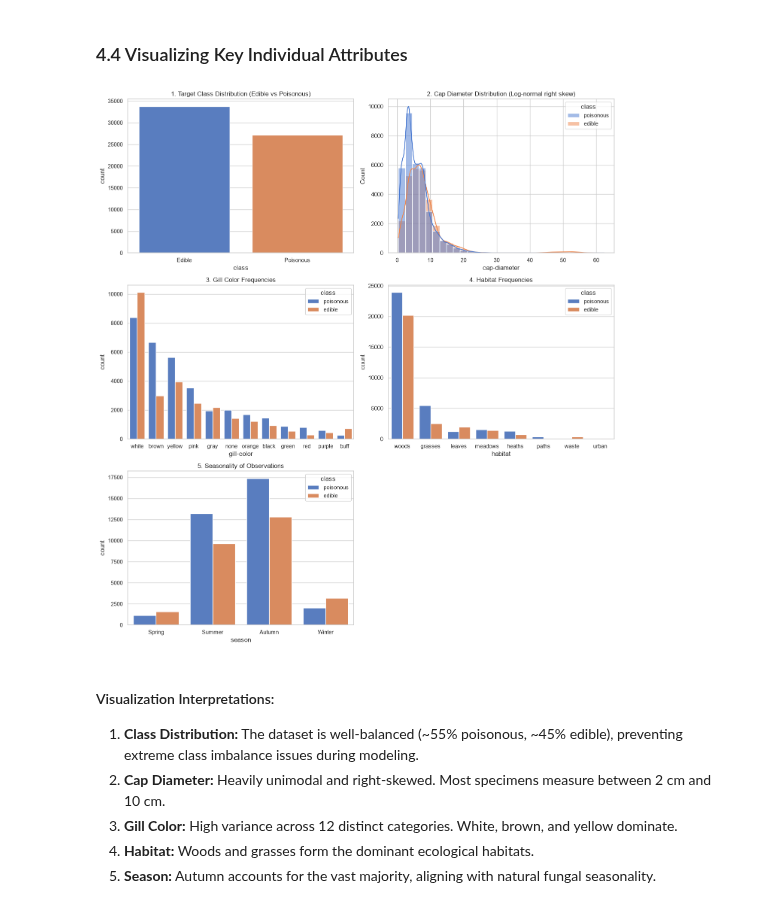
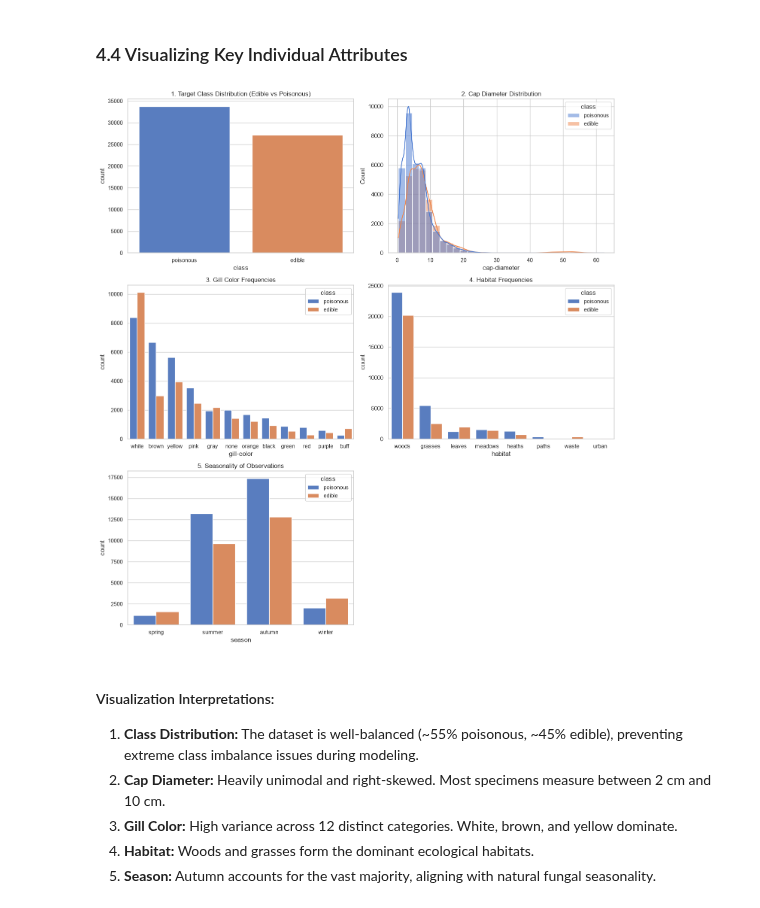
Before and after one commit to joshtsamuel41/7331-AI-1-Group-Project, a Jupyter notebook: Final Lab 1.ipynb, the cells around one changed output. Drawn from its saved outputs; the diff is of its cells as text; code cells hidden in the pictures.

```diff
--- a/Final Lab 1.ipynb
+++ b/Final Lab 1.ipynb
@@ -260,34 +335,32 @@ These summary statistics are significant to our analysis, because they establish
 # %%
 fig, axes = plt.subplots(3, 2, figsize=(14, 15))
 
 # 1. Target Distribution
 sns.countplot(data=df, x='class', ax=axes[0, 0], hue = "class")
 axes[0, 0].set_title("1. Target Class Distribution (Edible vs Poisonous)")
-axes[0, 0].set_xticklabels(['Edible', 'Poisonous'])
 
 # 2. Continuous: Cap Diameter Distribution
 sns.histplot(data=df, x='cap-diameter', kde=True, ax=axes[0, 1], hue = "class", bins=30)
-axes[0, 1].set_title("2. Cap Diameter Distribution (Log-normal right skew)")
+axes[0, 1].set_title("2. Cap Diameter Distribution")
 
 # 3. Categorical: Gill Color
 sns.countplot(data=df, x='gill-color', order=df['gill-color'].value_counts().index, ax=axes[1, 0], hue = "class")
 axes[1, 0].set_title("3. Gill Color Frequencies")
 
 # 4. Categorical: Habitat
 sns.countplot(data=df, x='habitat', order=df['habitat'].value_counts().index, ax=axes[1, 1], hue = "class")
 axes[1, 1].set_title("4. Habitat Frequencies")
 
 # 5. Categorical: Season
 sns.countplot(data=df, x='season', order=['spring', 'summer', 'autumn', 'winter'], ax=axes[2, 0], hue = "class")
 axes[2, 0].set_title("5. Seasonality of Observations")
-axes[2, 0].set_xticklabels(['Spring', 'Summer', 'Autumn', 'Winter'])
 
 # Hide extra subplot
 fig.delaxes(axes[2, 1])
 plt.tight_layout()
 plt.show()
 # %% [output]
-[figure, old version]
+[figure, new version]
 # %% [markdown]
 #### Visualization Interpretations:
 1. **Class Distribution:** The dataset is well-balanced (~55% poisonous, ~45% edible), preventing extreme class imbalance issues during modeling.
```
Also changed, not shown: parts of 28 cells of this notebook.
